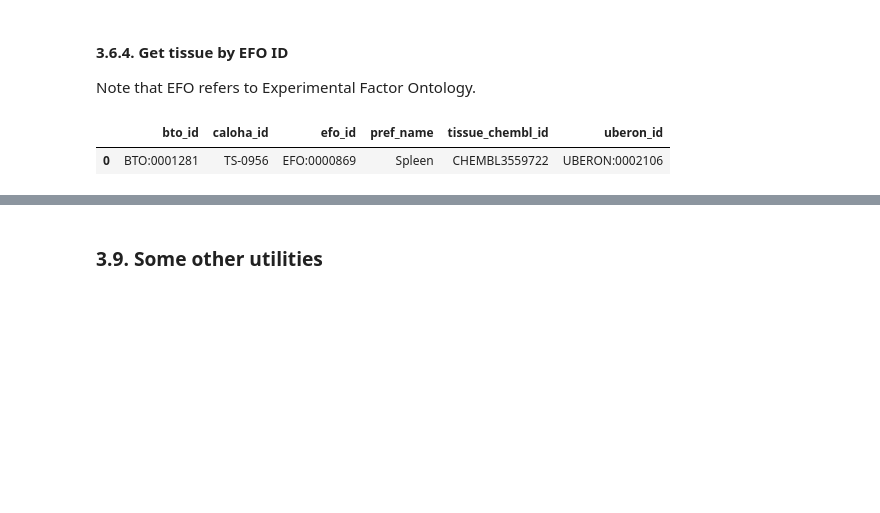
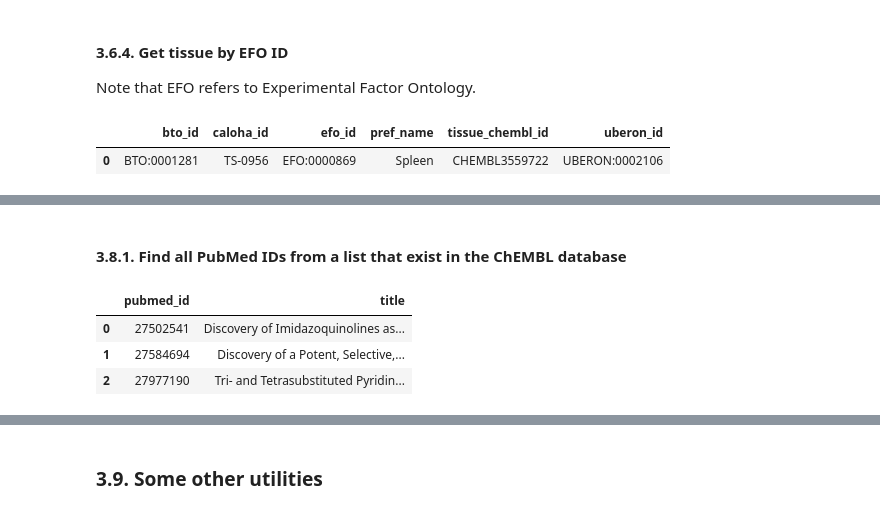
Before and after one commit to wehs7661/demos_hub, a Jupyter notebook: ChEMBL_webresource_client.ipynb, the cells around one changed output, grey strips where cells are left out. Drawn from its saved outputs; the diff is of its cells as text; code cells hidden in the pictures; blank space fills up the shorter version.

```diff
--- a/ChEMBL_webresource_client.ipynb
+++ b/ChEMBL_webresource_client.ipynb
@@ -693,0 +733,12 @@ pd.DataFrame(res)
+# %% [markdown]
+#### 3.8.1. Find all PubMed IDs from a list that exist in the ChEMBL database
+# %%
+ids = (27502541, 27584694, 27977190, 81377812)
+pubmed_IDs = new_client.document
+pm = pubmed_IDs.filter(pubmed_id__in=ids).only(['title', 'pubmed_id'])
+pd.DataFrame(pm)
+# %% [output]
+|  | pubmed_id | title |
+| 0 | 27502541 | Discovery of Imidazoquinolines as... |
+| 1 | 27584694 | Discovery of a Potent, Selective,... |
+| 2 | 27977190 | Tri- and Tetrasubstituted Pyridin... |
```
Also changed, not shown: parts of 23 cells of this notebook.
